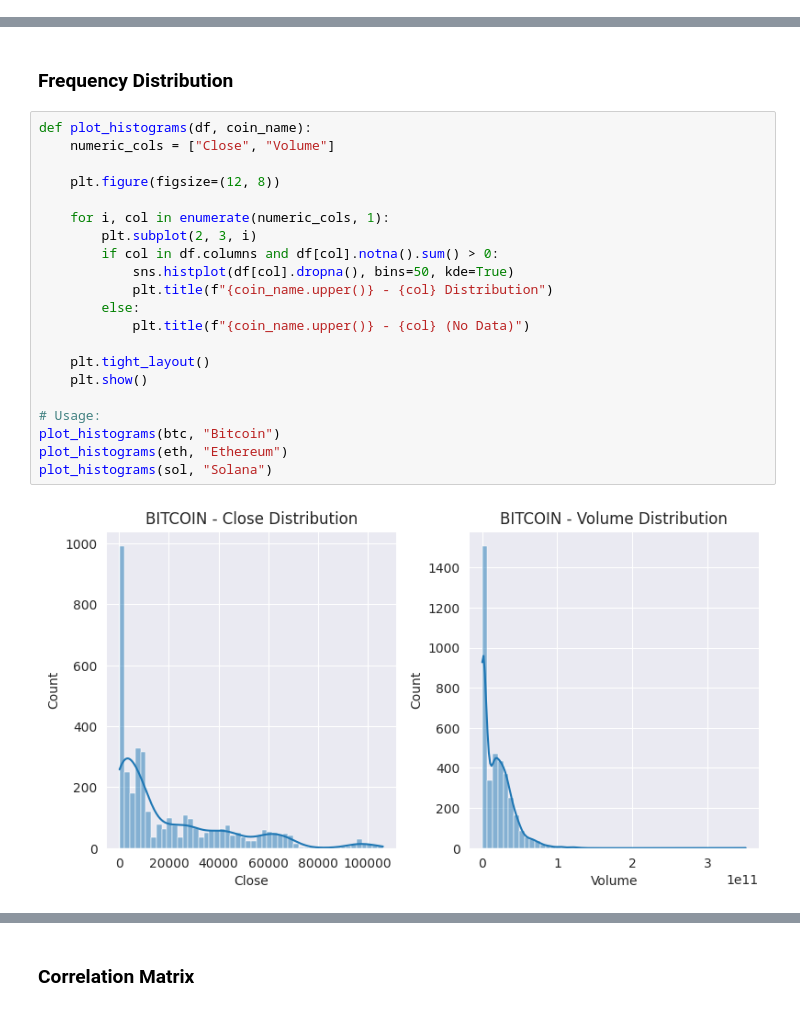
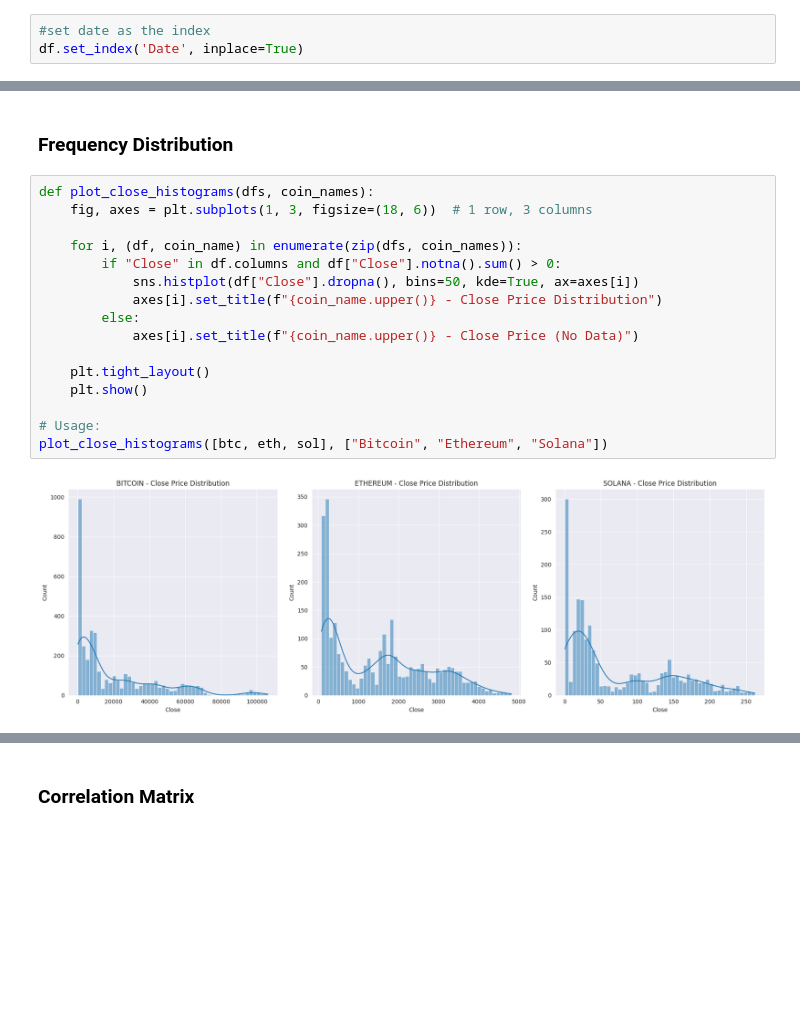
Before and after one commit to bonareri/Cryptocurrency-Price-Prediction-, a Jupyter notebook: Data_collection_analysis.ipynb, the cells around one changed output, grey strips where cells are left out. Drawn from its saved outputs; the diff is of its cells as text; blank space fills up the shorter version.

Commit message:
Data collection

```diff
--- a/Data_collection_analysis.ipynb
+++ b/Data_collection_analysis.ipynb
@@ -152,6 +152,9 @@ memory usage: 515.1+ KB
 # %%
 #convert date to datetime
 df['Date'] = pd.to_datetime(df['Date'])
+# %%
+#set date as the index
+df.set_index('Date', inplace=True)
 # %%
 df.info()
 # %% [output]
@@ -243,25 +245,20 @@ Max: 261.8697509765625, Min: 0.5152729749679565, Mean: 72.47720257920278, Median
 # %% [markdown]
 ### Frequency Distribution
 # %%
-def plot_histograms(df, coin_name):
-    numeric_cols = ["Close", "Volume"]
+def plot_close_histograms(dfs, coin_names):
+    fig, axes = plt.subplots(1, 3, figsize=(18, 6))  # 1 row, 3 columns
 
-    plt.figure(figsize=(12, 8))
-
-    for i, col in enumerate(numeric_cols, 1):
-        plt.subplot(2, 3, i)
-        if col in df.columns and df[col].notna().sum() > 0:
-            sns.histplot(df[col].dropna(), bins=50, kde=True)
-            plt.title(f"{coin_name.upper()} - {col} Distribution")
+    for i, (df, coin_name) in enumerate(zip(dfs, coin_names)):
+        if "Close" in df.columns and df["Close"].notna().sum() > 0:
+            sns.histplot(df["Close"].dropna(), bins=50, kde=True, ax=axes[i])
+            axes[i].set_title(f"{coin_name.upper()} - Close Price Distribution")
         else:
-            plt.title(f"{coin_name.upper()} - {col} (No Data)")
+            axes[i].set_title(f"{coin_name.upper()} - Close Price (No Data)")
 
     plt.tight_layout()
     plt.show()
 
 # Usage:
-plot_histograms(btc, "Bitcoin")
-plot_histograms(eth, "Ethereum")
-plot_histograms(sol, "Solana")
+plot_close_histograms([btc, eth, sol], ["Bitcoin", "Ethereum", "Solana"])
 # %% [output]
-[figure, old version]
+[figure, new version]
```
Also changed, not shown: parts of 8 cells of this notebook.
